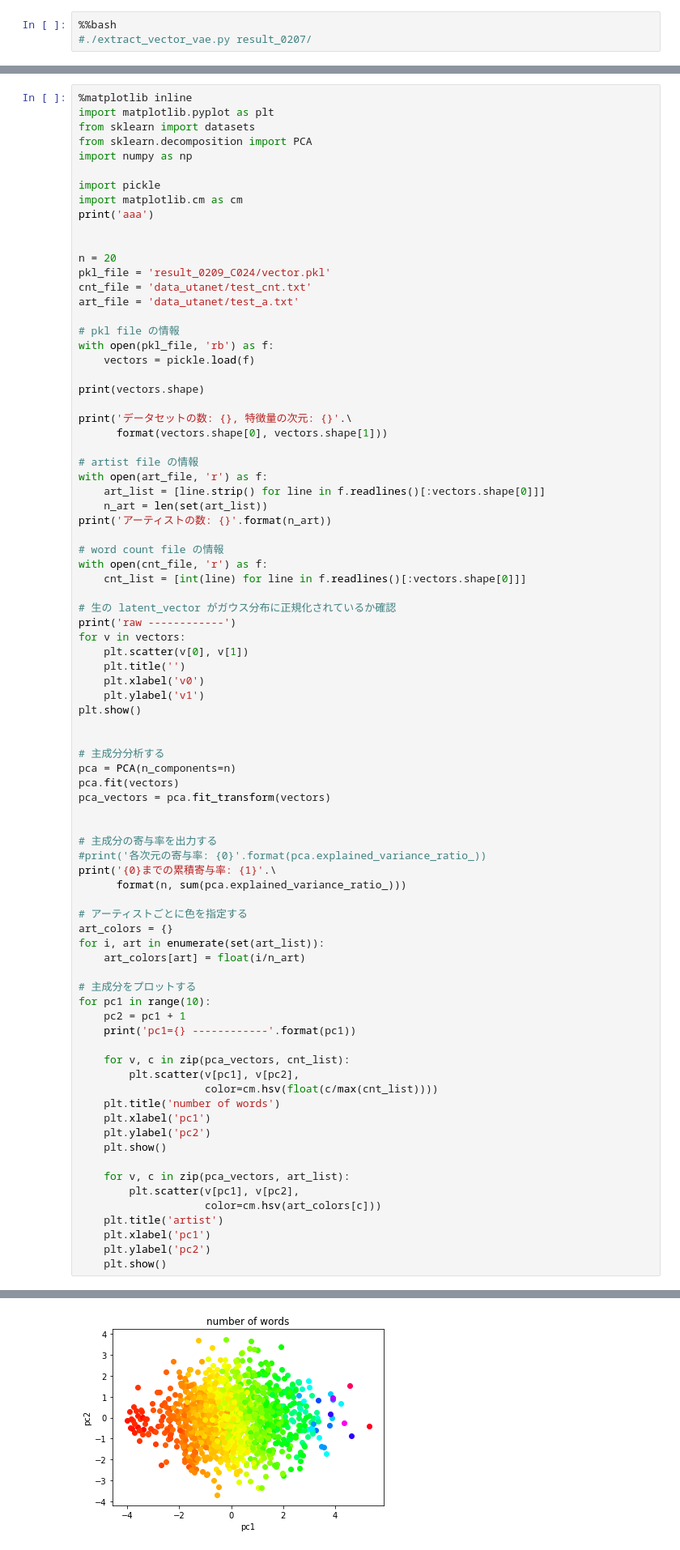
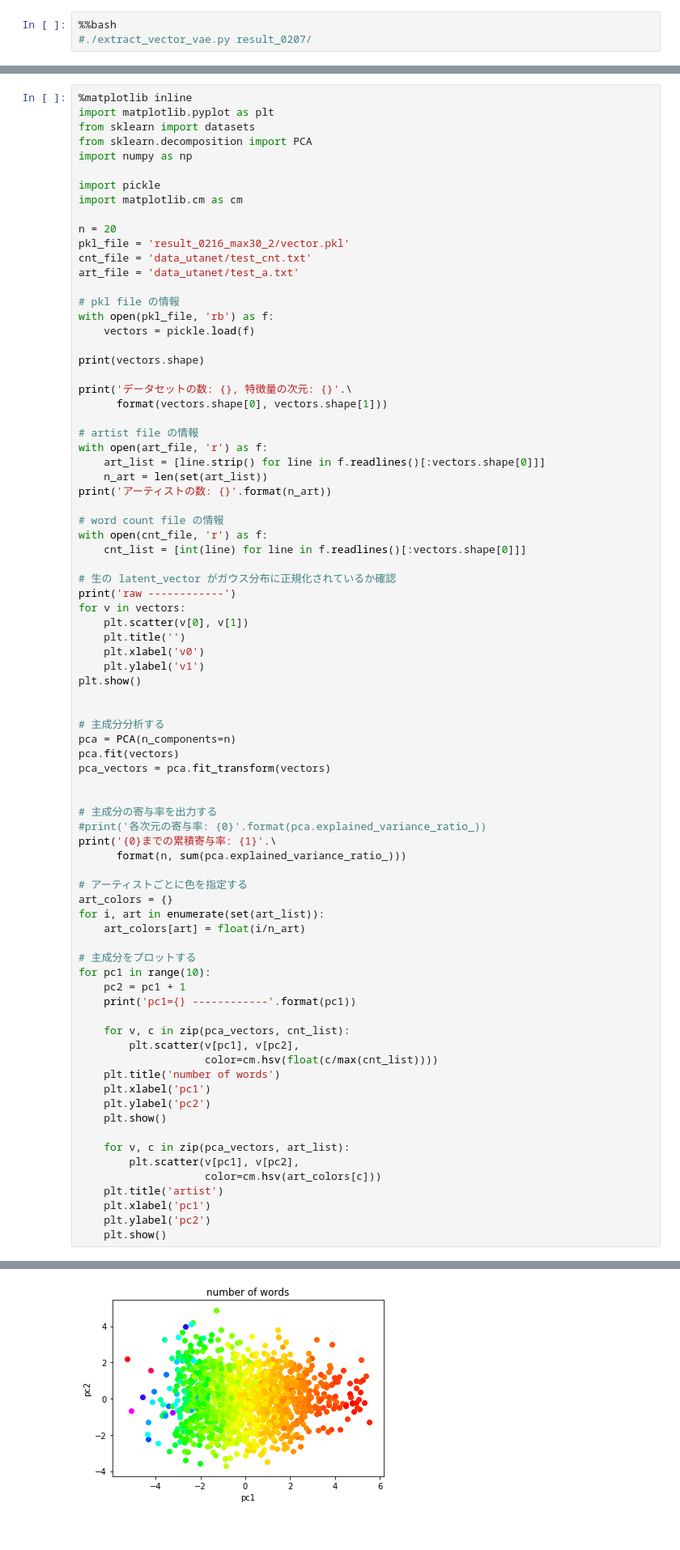
Before and after one commit to eggplant60/vae_lyrics, a Jupyter notebook: PCA_plot.ipynb, the cells around one changed output, grey strips where cells are left out. Shown at 81% size. Cells and saved outputs as stored; diff of their text form.

```diff
--- a/PCA_plot.ipynb
+++ b/PCA_plot.ipynb
@@ -28,11 +28,9 @@ import numpy as np
 
 import pickle
 import matplotlib.cm as cm
-print('aaa')
-
 
 n = 20
-pkl_file = 'result_0209_C024/vector.pkl'
+pkl_file = 'result_0216_max30_2/vector.pkl'
 cnt_file = 'data_utanet/test_cnt.txt'
 art_file = 'data_utanet/test_a.txt'
 
@@ -112,2 +109,2 @@ raw ------------
 pc1=0 ------------
-[figure, old version]
+[figure, new version]
```
Also changed, not shown: parts of 1 cell of this notebook.
